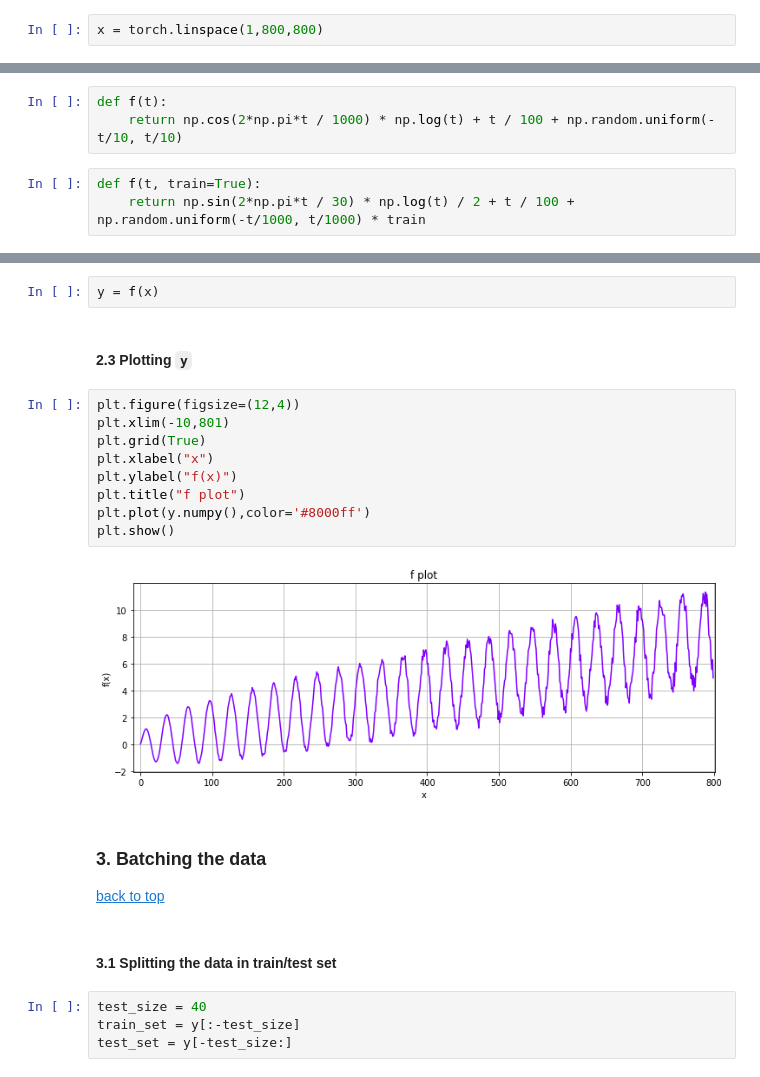
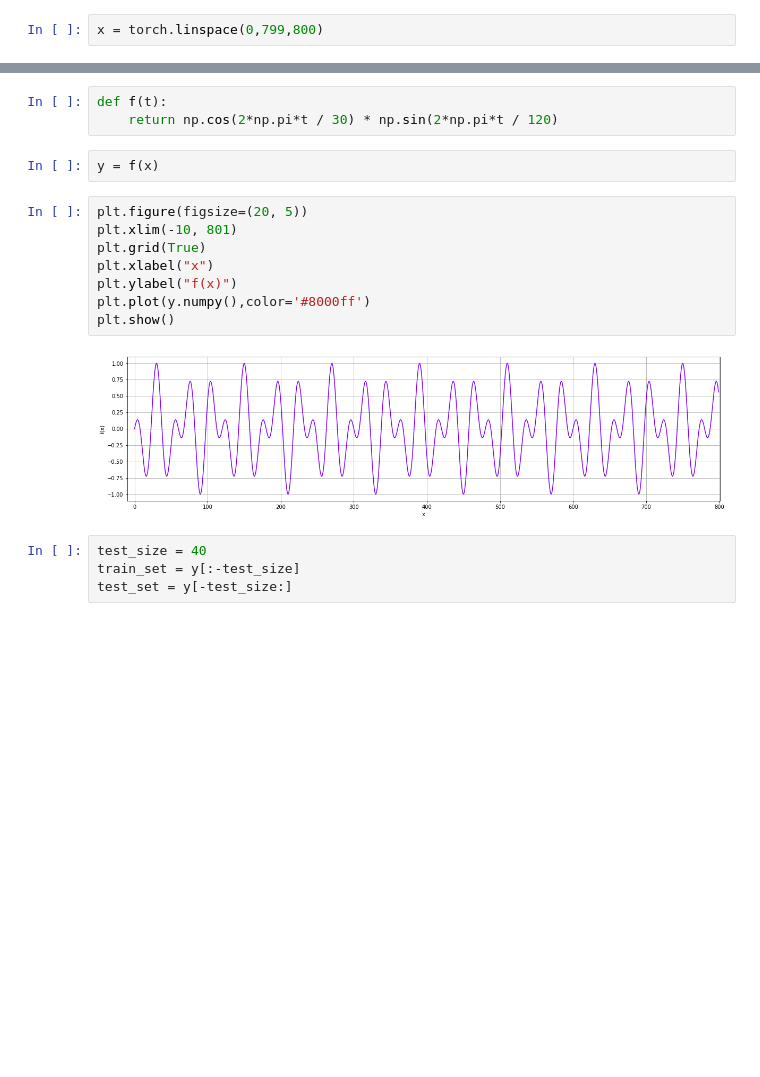
Before and after one commit to sir-timio/neural_labs, a Jupyter notebook: lab6/rnn_forecast.ipynb, the cells around one changed output, grey strips where cells are left out. Saved outputs shown, nothing was run; the diff lists cells and outputs as text; blank space fills up the shorter version.

```diff
--- a/lab6/rnn_forecast.ipynb
+++ b/lab6/rnn_forecast.ipynb
@@ -7,4 +9,4 @@ import torch.nn as nn
 import matplotlib.pyplot as plt
 %matplotlib inline
 # %%
-x = torch.linspace(1,800,800)
+x = torch.linspace(0,799,800)
@@ -13,6 +12,0 @@ x = torch.linspace(1,800,800)
-# %%
-def f(t):
-    return np.cos(2*np.pi*t / 1000) * np.log(t) + t / 100 + np.random.uniform(-t/10, t/10)
-# %%
-def f(t, train=True):
-    return np.sin(2*np.pi*t / 30) * np.log(t) / 2 + t / 100 + np.random.uniform(-t/1000, t/1000) * train
@@ -21,23 +16,18 @@ def f(t, train=True):
+# %%
+def f(t):
+    return np.cos(2*np.pi*t / 30) * np.sin(2*np.pi*t / 120)
 # %%
 y = f(x)
-# %% [markdown]
-#### 2.3 Plotting `y` <a id=5></a>
 # %%
-plt.figure(figsize=(12,4))
-plt.xlim(-10,801)
+plt.figure(figsize=(20, 5))
+plt.xlim(-10, 801)
 plt.grid(True)
 plt.xlabel("x")
 plt.ylabel("f(x)")
-plt.title("f plot")
 plt.plot(y.numpy(),color='#8000ff')
 plt.show()
 # %% [output]
-[figure, old version]
+[figure, new version]
-# %% [markdown]
-### 3. Batching the data <a id=6></a>
-[back to top](#100)
-# %% [markdown]
-#### 3.1 Splitting the data in train/test set <a id=7></a>
 # %%
 test_size = 40
 train_set = y[:-test_size]
```
Also changed, not shown: parts of 16 cells of this notebook.
